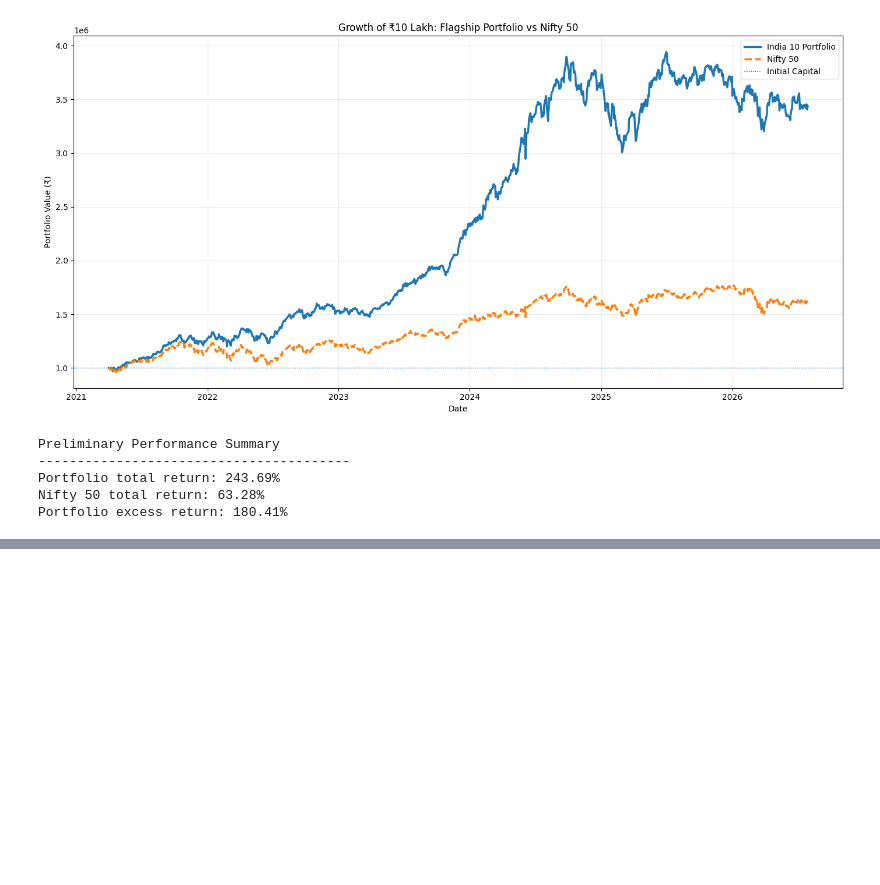
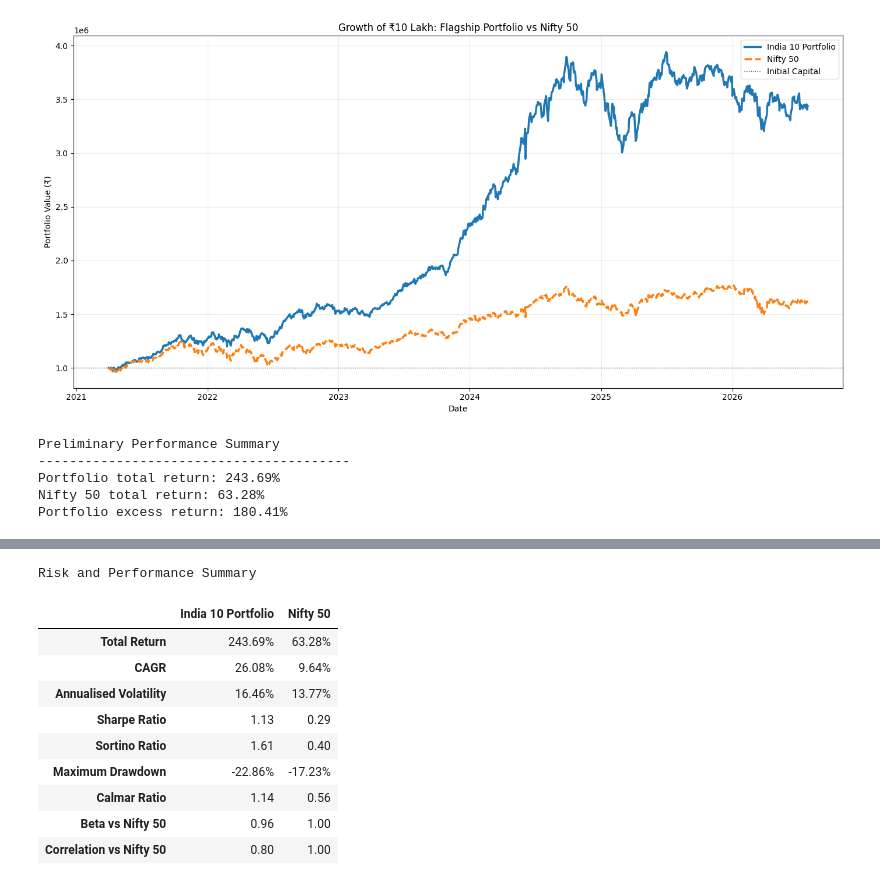
Before and after one commit to Rohil121/bharat-portfolio-lab, a Jupyter notebook: notebooks/01_portfolio_mvp.ipynb, the cells around one changed output, grey strips where cells are left out. Saved outputs shown, nothing was run; the diff lists cells and outputs as text; code cells hidden in the pictures; blank space fills up the shorter version.

```diff
--- a/notebooks/01_portfolio_mvp.ipynb
+++ b/notebooks/01_portfolio_mvp.ipynb
@@ -513,0 +729,52 @@ Portfolio excess return: 180.41%
+# %%
+summary_metrics = metrics_table.loc[
+    [
+        "Total Return",
+        "CAGR",
+        "Annualised Volatility",
+        "Sharpe Ratio",
+        "Sortino Ratio",
+        "Maximum Drawdown",
+        "Calmar Ratio",
+        "Beta vs Nifty 50",
+        "Correlation vs Nifty 50",
+    ]
+].copy()
+
+percentage_rows = [
+    "Total Return",
+    "CAGR",
+    "Annualised Volatility",
+    "Maximum Drawdown",
+]
+
+formatted_summary = summary_metrics.copy()
+
+for row in formatted_summary.index:
+    if row in percentage_rows:
+        formatted_summary.loc[row] = (
+            summary_metrics.loc[row]
+            .astype(float)
+            .map(lambda value: f"{value:.2%}")
+        )
+    else:
+        formatted_summary.loc[row] = (
+            summary_metrics.loc[row]
+            .astype(float)
+            .map(lambda value: f"{value:.2f}")
+        )
+
+print("Risk and Performance Summary")
+display(formatted_summary)
+# %% [output]
+Risk and Performance Summary
+|  | India 10 Portfolio | Nifty 50 |
+| Total Return | 243.69% | 63.28% |
+| CAGR | 26.08% | 9.64% |
+| Annualised Volatility | 16.46% | 13.77% |
+| Sharpe Ratio | 1.13 | 0.29 |
+| Sortino Ratio | 1.61 | 0.40 |
+| Maximum Drawdown | -22.86% | -17.23% |
+| Calmar Ratio | 1.14 | 0.56 |
+| Beta vs Nifty 50 | 0.96 | 1.00 |
+| Correlation vs Nifty 50 | 0.80 | 1.00 |
```
Also changed, not shown: parts of 5 cells of this notebook.
